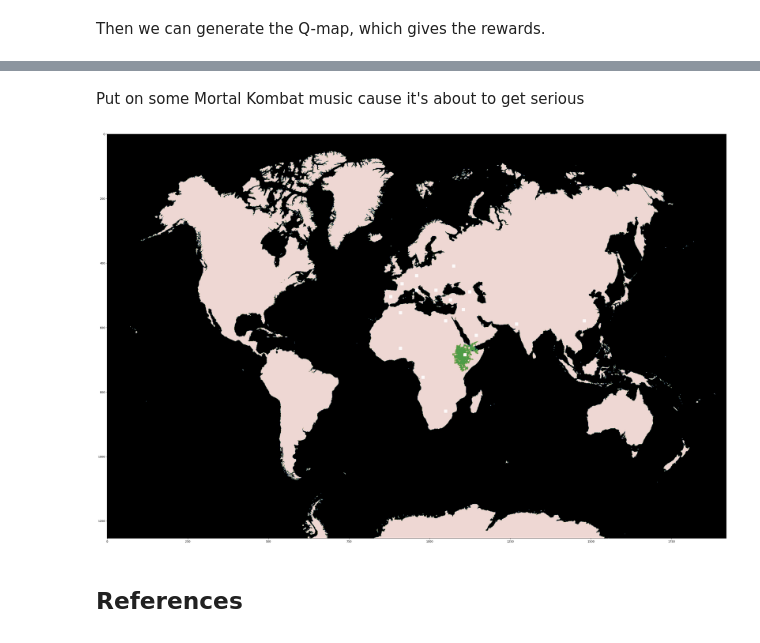
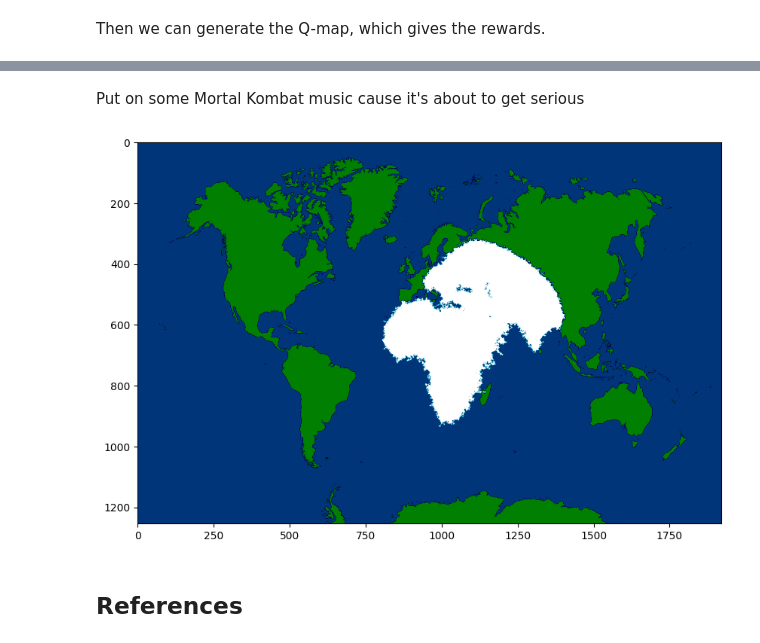
Before and after one commit to aethrvmn/Human-Diffusion, a Jupyter notebook: diffusion_process.ipynb, the cells around one changed output, grey strips where cells are left out. Drawn from its saved outputs; the diff is of its cells as text; code cells hidden in the pictures.

```diff
--- a/diffusion_process.ipynb
+++ b/diffusion_process.ipynb
@@ -129,7 +62,7 @@ stage.width
 # %%
-def starting_area():
-    col = np.random.randint(680, 690)
-    row = np.random.randint(1105, 1115)
+def starting_area(column, row):
+    col = np.random.randint(column[0], column[1])
+    row = np.random.randint(row[0], row[1])
     return col, row
 
 
@@ -147,12 +80,12 @@ def next_location(height, width, action):
 
     if actions[action] == 'west':
         if width == 0:
-            new_width = stage.width
+            new_width = stage.width -1
         else:
             new_width = width - 1
 
     if actions[action] == 'east':
-        if width == stage.width:
+        if width == stage.width - 1:
             new_width = 0
         else:
             new_width = width + 1
@@ -165,8 +98,32 @@ def next_location(height, width, action):
 
 
     return new_height, new_width
-# %% [markdown]
-Put on some Mortal Kombat music cause it's about to get serious
 # %%
 q_values = np.random.uniform(size=(stage.height,stage.width, len(actions)))
+# %%
+reward_map = -np.ones(shape=(stage.height,stage.width))
+reward_map[np.where(stage.map > 0)] = -20
+reward_map[0:1, 0:1] = -50
+real_map = np.ones(shape=(stage.height,stage.width))
+real_map[np.where(stage.map > 0)] = 10
+
+#Arabian bridge
+reward_map[650:660, 1115:1125] = 5
+reward_map[650:660, 1125:1135] = 10
+reward_map[630:640, 1135:1145] = 10
+
+#Iranian bridge
+reward_map[570:600, 1183:1193] = 10
+
+#Siamese bridge
+reward_map[710:730, 1430:1440] = 10
+
+#Indonesian bridge 1
+reward_map[745:765, 1450:1460] = 10
+
+#Indonesian bridge 2
+reward_map[765:785, 1500:1580] = 10
+reward_map[765:820, 1550:1580] = 10
+# %% [markdown]
+Put on some Mortal Kombat music cause it's about to get serious
 # %%
@@ -253,9 +165,9 @@ for i in tqdm(np.arange(1000)):
 # %%
-fig = plt.figure(figsize = (40,40))
-plt.imshow(reward_map, cmap = 'gist_earth')
+fig = plt.figure(figsize = (10,10))
+plt.imshow(real_map, cmap = 'ocean')
 plt.show()
 # %% [output]
-[figure, old version]
+[figure, new version]
 # %% [markdown]
 ## References
 # %% [markdown]
```
Also changed, not shown: parts of 2 cells of this notebook, 1 other file.
